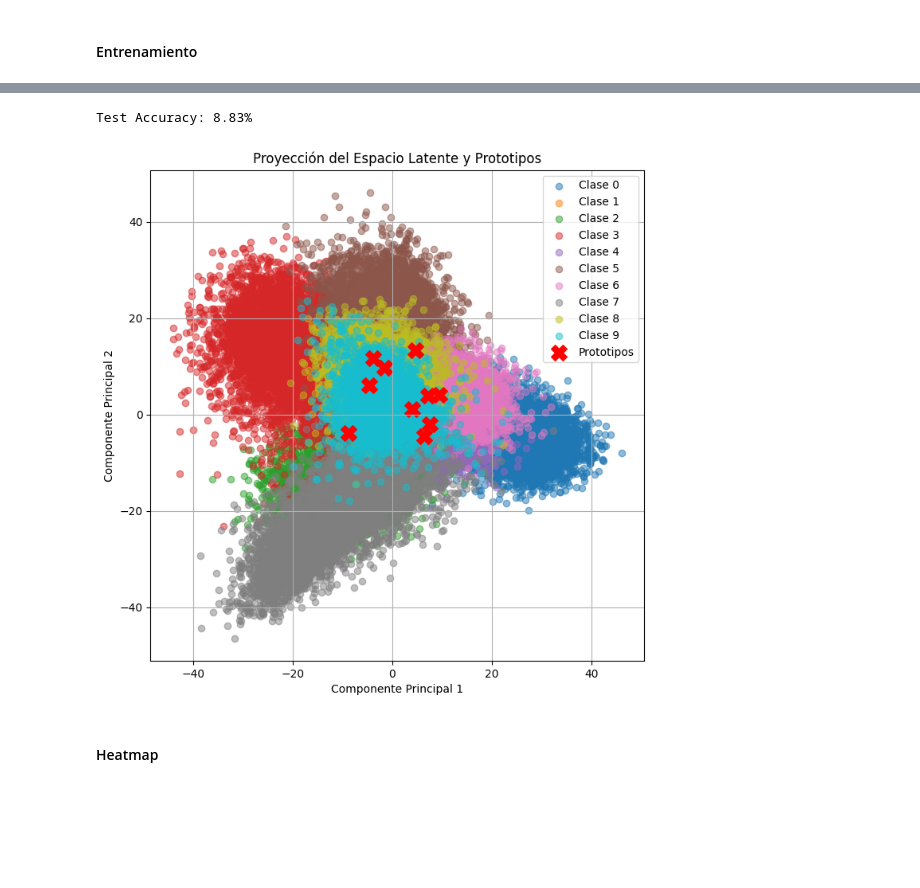
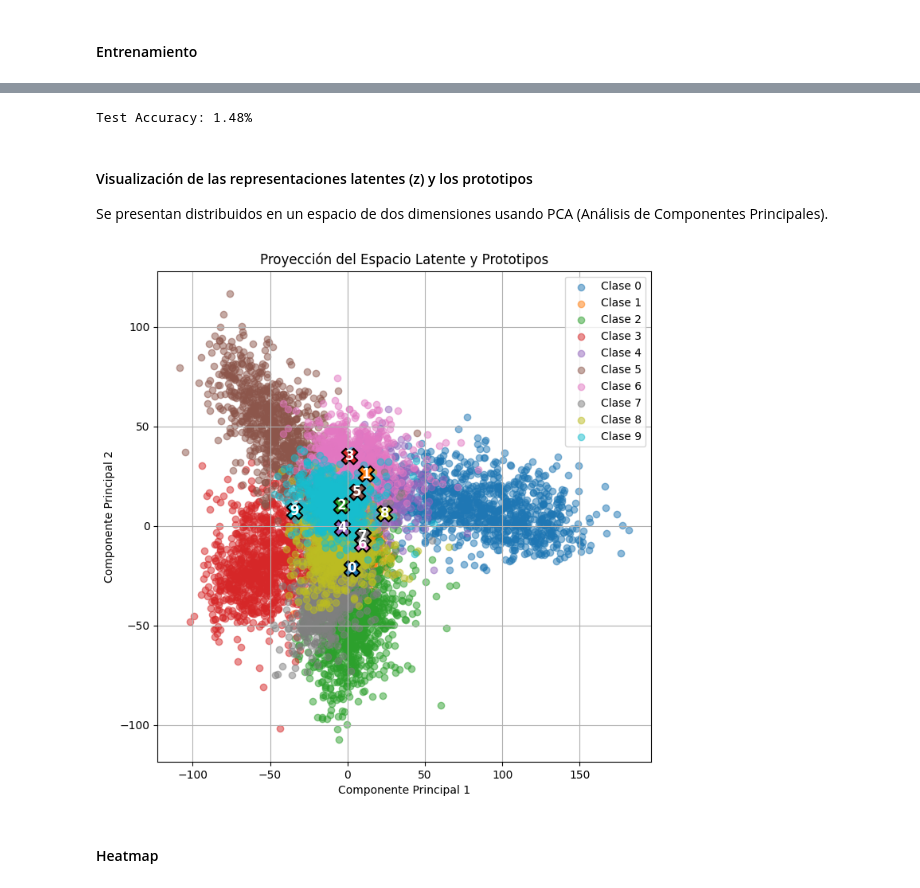
Before and after one commit to sarenales/PrototypesVulnerabilities, a Jupyter notebook: EjemploPrototipos.ipynb, the cells around one changed output, grey strips where cells are left out. Drawn from its saved outputs; the diff is of its cells as text; code cells hidden in the pictures; blank space fills up the shorter version.

```diff
--- a/EjemploPrototipos.ipynb
+++ b/EjemploPrototipos.ipynb
@@ -112,7 +121,7 @@ model = PrototypeNetwork().to(device)
 optimizer = optim.Adam(model.parameters(), lr=0.001)
 
 # Ciclo de entrenamiento
-for epoch in range(10):
+for epoch in range(100):
     model.train()
     total_loss = 0
     for images, labels in train_loader:
@@ -157,48 +173,54 @@ with torch.no_grad():
 
 print(f"Test Accuracy: {correct / total * 100:.2f}%")
 # %% [output]
-Test Accuracy: 8.83%
+Test Accuracy: 1.48%
+# %% [markdown]
+#### Visualización de las representaciones latentes (z) y los prototipos
+
+Se presentan distribuidos en un espacio de dos dimensiones usando PCA (Análisis de Componentes Principales).
 # %%
-from sklearn.decomposition import PCA
-import matplotlib.pyplot as plt
-import numpy as np
-
 # Obtener las representaciones latentes (f(x)) y prototipos
 model.eval()
 latent_features = []
 labels = []
 
 with torch.no_grad():
-    for images, lbls in train_loader:
+    for images, lbls in test_loader: # train_loader
         images = images.to(device)
         z = model.encoder(images.view(images.size(0), -1))
         latent_features.append(z.cpu().numpy())
         labels.extend(lbls.numpy())
 
 # Concatenar latentes
 latent_features = np.vstack(latent_features)
 labels = np.array(labels)
 
 # Reducir dimensionalidad a 2D con PCA
 pca = PCA(n_components=2)
 latent_2d = pca.fit_transform(latent_features)
 prototypes_2d = pca.transform(model.prototypes.detach().cpu().numpy())
 
 # Graficar
 plt.figure(figsize=(8, 8))
+colors = plt.cm.tab10(np.linspace(0, 1, 10))  # 10 colores diferentes para las clases
+
 for i in range(10):  # 10 clases en MNIST
     idx = labels == i
-    plt.scatter(latent_2d[idx, 0], latent_2d[idx, 1], label=f"Clase {i}", alpha=0.5)
+    plt.scatter(latent_2d[idx, 0], latent_2d[idx, 1], label=f"Clase {i}", alpha=0.5, color=colors[i])
 
-plt.scatter(prototypes_2d[:, 0], prototypes_2d[:, 1], color="red", marker="X", s=200, label="Prototipos")
+# Graficar prototipos con colores y etiquetas diferentes
+for j, (px, py) in enumerate(prototypes_2d):
+    plt.scatter(px, py, color=colors[j % 10], marker="X", s=200, edgecolors="black", linewidth=1.5)
+    plt.text(px, py, str(j), fontsize=12, fontweight="bold", ha='center', va='center', color="white")
+
 plt.legend()
 plt.title("Proyección del Espacio Latente y Prototipos")
 plt.xlabel("Componente Principal 1")
 plt.ylabel("Componente Principal 2")
 plt.grid()
 plt.show()
 # %% [output]
-[figure, old version]
+[figure, new version]
 # %% [markdown]
 #### Heatmap
 # %% [markdown]
```
Also changed, not shown: parts of 8 cells of this notebook.
